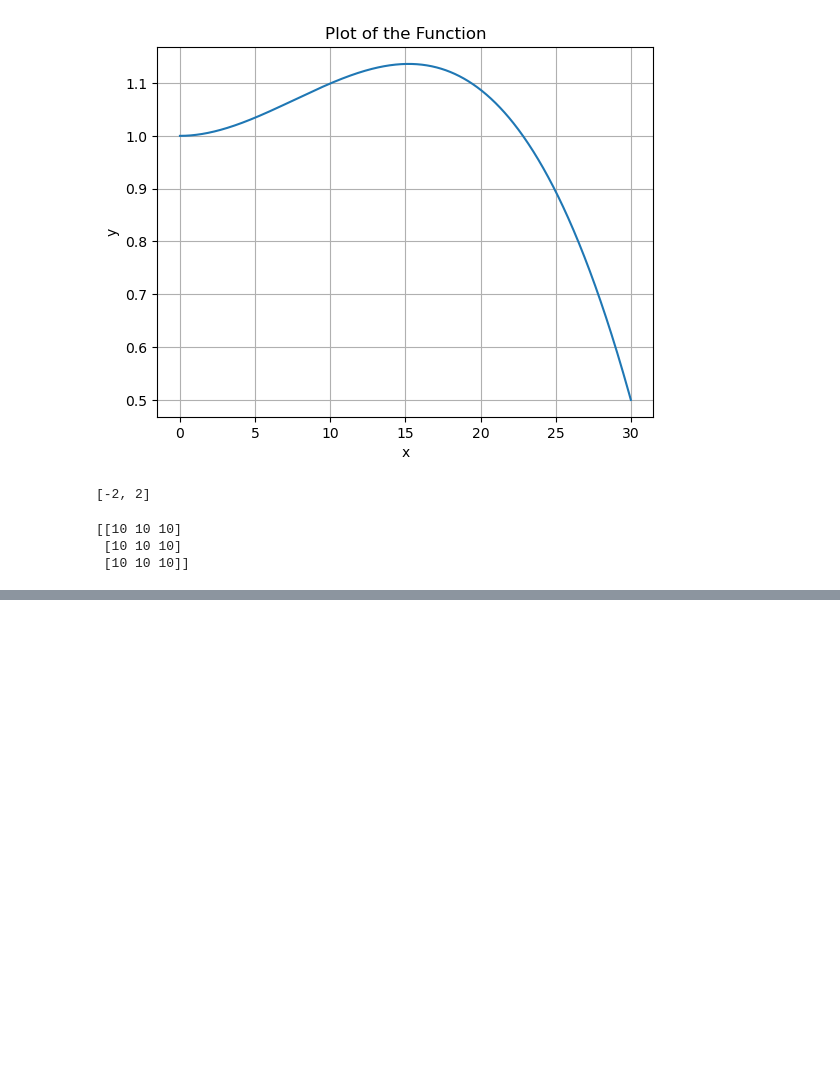
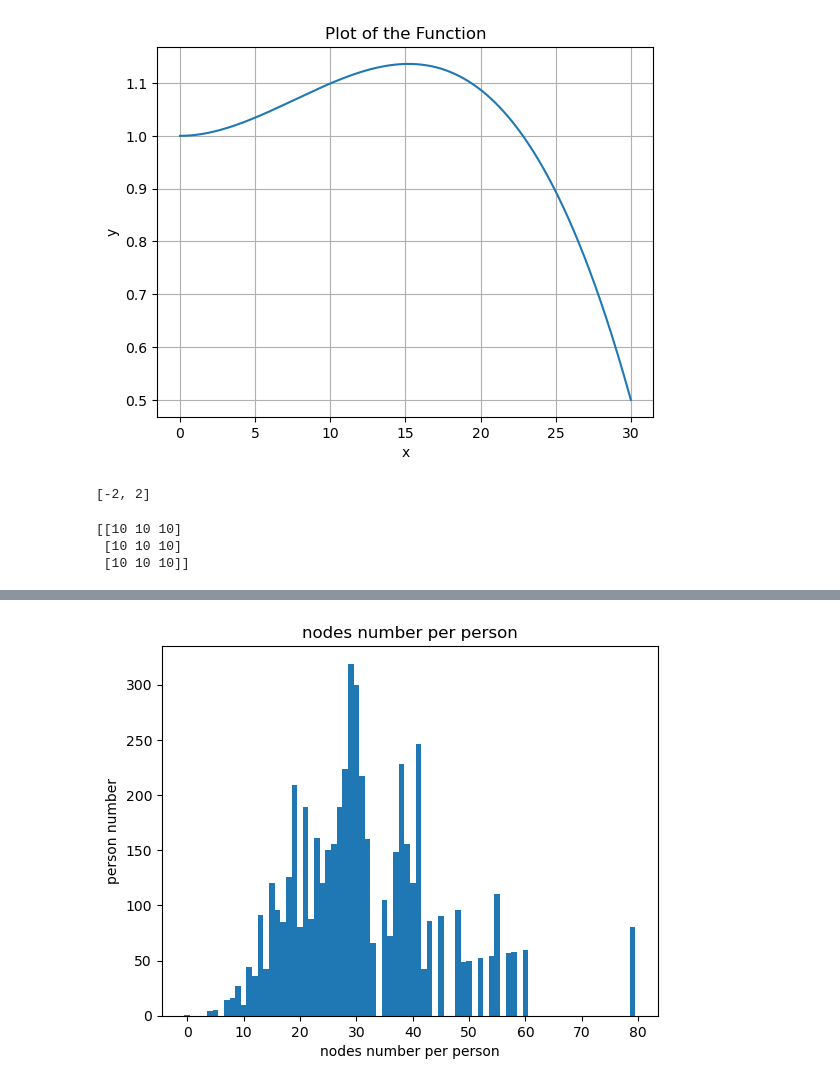
Before and after one commit to xiongjiuli/det, a Jupyter notebook: test_v1.ipynb, the cells around one changed output, grey strips where cells are left out. Drawn from its saved outputs; the diff is of its cells as text; code cells hidden in the pictures; blank space fills up the shorter version.

```diff
--- a/test_v1.ipynb
+++ b/test_v1.ipynb
@@ -262,0 +267,10 @@ print(x*10)
+# %%
+import torchio as tio
+name = '1.3.6.1.4.1.14519.5.2.1.6279.6001.275755514659958628040305922764'
+nii = tio.ScalarImage(f'D:\Work_file\det\data_seg_crop\\{name}_croplung.nii.gz')
+crop_data = nii.data[:, 0: 256, 0: 256, 0:128]
+crop_nii = tio.ScalarImage(tensor=crop_data, affine=nii.affine)
+crop_nii.save('crop_nii.nii')
+print(crop_nii.shape)
+print(        [(100.74/256., 26.70/256., 66.81/128., 5.49/256., 5.49/256., 2.94/128.),
+                              (111.39/256., 65.85/256., 87.69/128., 8.33/256., 8.33/256., 4.47/128.)])
@@ -262,0 +410,71 @@ print(x*10)
+# %%
+import csv
+import os
+import numpy as np
+import matplotlib.pyplot as plt
+import pandas as pd
+
+def read_imgcoord_fromcsv(name, part):
+    #* 读取csv文件中的世界坐标
+    # name = '01190830220138'
+    imgcoord = pd.read_csv(f'D:\Work_file\data_lymph\\{part}_refine.csv')
+    raw = imgcoord[imgcoord['name']== name]
+    coords = []
+    for i in range(len(raw)):
+        x = raw.iloc[i, 1]
+        y = raw.iloc[i, 2]
+        z = raw.iloc[i, 3]
+        width = raw.iloc[i, 4]
+        height = raw.iloc[i, 5]
+        depth = raw.iloc[i, 6]
+        coords.append([x, y, z, width, height, depth]) # 这个是图像坐标系
+
+    return coords
+
+
+
+def read_names_from_csv(file_path):
+    with open(file_path, 'r') as file:
+        reader = csv.reader(file)
+        names = []
+        for row in reader:
+            # print(row)
+            name = row[0]
+            names.append(name)
+    return names
+
+
+#* 一个人差不多有多少结界
+lymph_node_counts = []
+nodes_xyz = []
+csv_path = 'D:\Work_file\data_lymph\\training_refine.csv'
+names = read_names_from_csv(csv_path)
+for name in names:
+    # print(name)
+    coords = read_imgcoord_fromcsv(name, 'training')
+    # for coord in coords:
+    #     nodes_xyz.append(np.sum(coord[3:])/3.)
+        # print(coord[3:])
+        # print(np.sum(coord[3:])/3.)
+    lymph_node_counts.append(len(coords))
+# plt.hist(nodes_number_per_person, 50, label='nodes number per person')
+
+# 创建一个新的图形
+plt.figure()
+
+# 创建一个直方图，其中x轴是淋巴结的数量，y轴是频率
+plt.hist(lymph_node_counts, bins=range(min(lymph_node_counts), max(lymph_node_counts) + 1), align='left')
+# plt.hist(nodes_xyz, bins=range(int(min(nodes_xyz)), int(max(nodes_xyz)) + 1), align='left')
+# plt.hist(nodes_xyz, bins=30, align='left')
+# 添加x轴和y轴的标签
+# plt.xlabel('nodes size mean(w,h,d)')
+# plt.ylabel('nodes number')
+# plt.title('size of nodes')
+plt.xlabel('nodes number per person')
+plt.ylabel('person number')
+plt.title('nodes number per person')
+# 显示图形
+plt.show()
+#* 结界的平均直径差不多是多少
+# %% [output]
+[figure, added]
```
Also changed, not shown: parts of 7 cells of this notebook, 1 other file.
